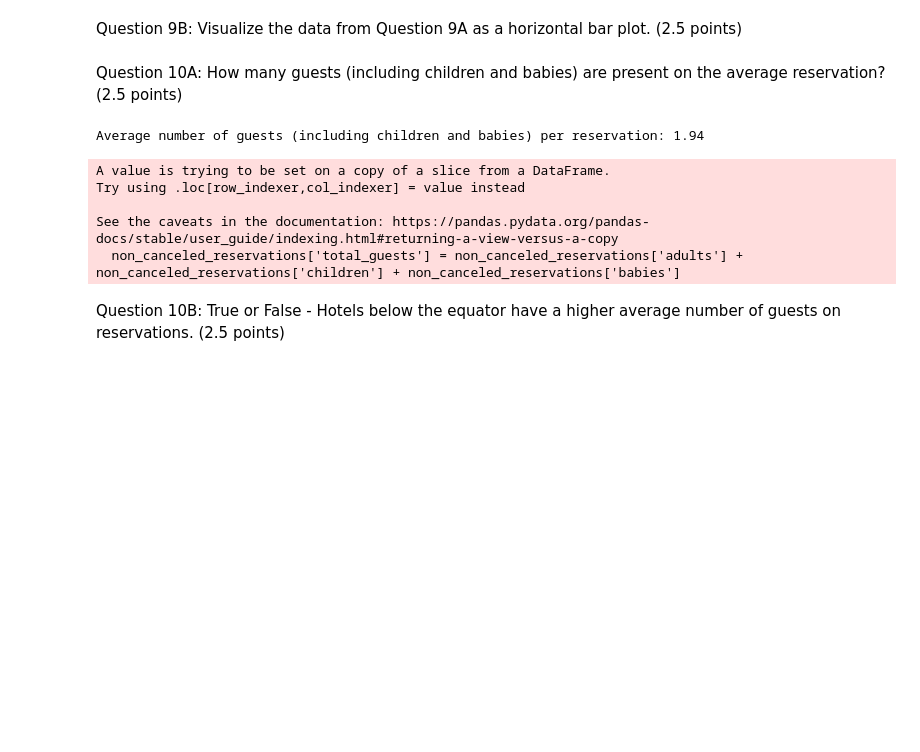
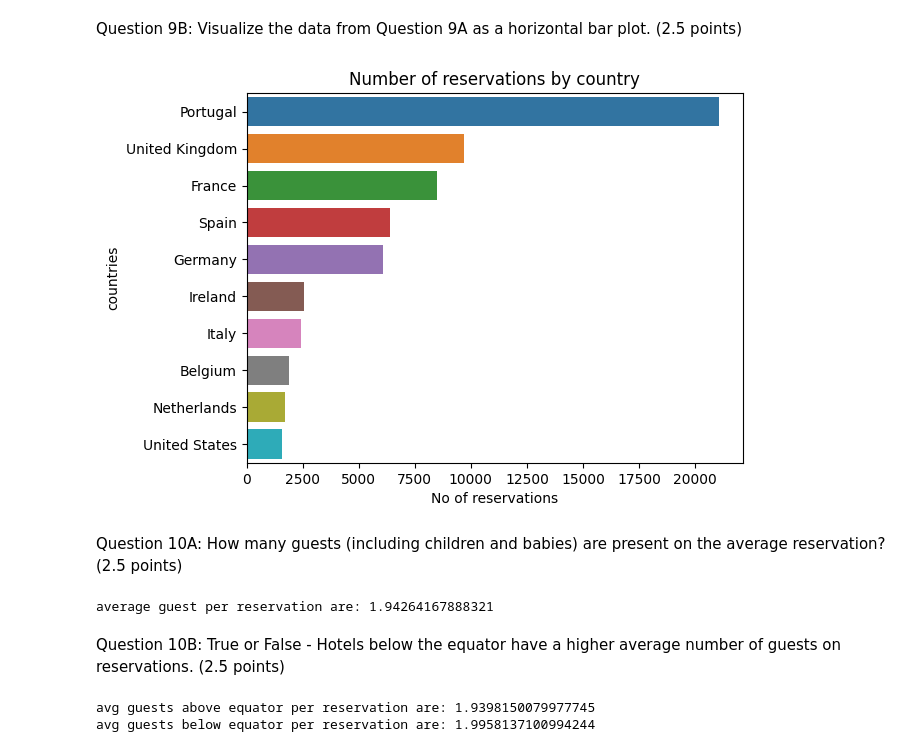
Before and after one commit to khatgarhaastha/MSAI339_HW1, a Jupyter notebook: Aastha_Khatgarh_MSAI339_HW1.ipynb, the cells around one changed output. Saved outputs shown, nothing was run; the diff lists cells and outputs as text; code cells hidden in the pictures; blank space fills up the shorter version.

```diff
--- a/Aastha_Khatgarh_MSAI339_HW1.ipynb
+++ b/Aastha_Khatgarh_MSAI339_HW1.ipynb
@@ -406,0 +423,15 @@ country_codes_and_coordinates = pd.read_csv(from_drive)
+# %%
+country_codes_and_coordinates = pd.read_csv('country_codes_and_coordinates - countries_codes_and_coordinates.csv')
+
+#print("Columns in non_canceled_reservations: ", non_canceled_reservations.columns)
+#print("Columns in country_codes_and_coordinates: ", country_codes_and_coordinates.columns)
+
+
+country_codes_and_coordinates.rename(columns={'Country': 'country_name',
+                   'Alpha-3 code': 'country'}, inplace=True)
+
+merged_df = non_canceled_reservations.merge(country_codes_and_coordinates, on='country', how='left')
+
+
+reservation_by_countries = merged_df.groupby('country_name').size().reset_index(name = 'countries_by_reservations').sort_values(by='countries_by_reservations', ascending=False)
+reservation_by_countries.head(10)
@@ -407,18 +450,55 @@ country_codes_and_coordinates = pd.read_csv(from_drive)
 # %% [markdown]
 Question 9B: Visualize the data from Question 9A as a horizontal bar plot. (2.5 points)
+# %%
+plt.figure()
+sns.barplot(data = reservation_by_countries.head(10), x= 'countries_by_reservations', y = 'country_name')
+plt.title('Number of reservations by country')
+plt.xlabel('No of reservations')
+plt.ylabel('countries')
+plt.show()
+# %% [output]
+[figure, added]
 # %% [markdown]
 Question 10A: How many guests (including children and babies) are present on the average reservation? (2.5 points)
-# %%
-non_canceled_reservations['total_guests'] = non_canceled_reservations['adults'] + non_canceled_reservations['children'] + non_canceled_reservations['babies']
-
-average_guests_per_reservation = non_canceled_reservations['total_guests'].mean()
-print(f"Average number of guests (including children and babies) per reservation: {average_guests_per_reservation:.2f}")
-# %% [output]
-Average number of guests (including children and babies) per reservation: 1.94
-A value is trying to be set on a copy of a slice from a DataFrame.
-Try using .loc[row_indexer,col_indexer] = value instead
-
-See the caveats in the documentation: https://pandas.pydata.org/pandas-docs/stable/user_guide/indexing.html#returning-a-view-versus-a-copy
-  non_canceled_reservations['total_guests'] = non_canceled_reservations['adults'] + non_canceled_reservations['children'] + non_canceled_reservations['babies']
+# %%
+merged_df['total_guests'] = merged_df['adults'] + merged_df['children'] + merged_df['babies']
+
+guests_on_avg_reservation = merged_df['total_guests'].sum()/merged_df.shape[0]
+print(f'average guest per reservation are: {guests_on_avg_reservation}')
+# %% [output]
+average guest per reservation are: 1.94264167888321
 # %% [markdown]
 Question 10B: True or False - Hotels below the equator have a higher average number of guests on reservations. (2.5 points)
+# %%
+# creating a new column 'position' in merged_df, where the countries above equator i.e. latitude > 0 will be marked 1 and
+# countries below equator i.e. latitude < 0 will be marked 0
+
+#print(merged_df.columns)
+#print(non_canceled_reservations.columns)
+
+
+merged_df['position'] = (merged_df['Latitude (average)'] > 0)*1
+
+# to find the average guests per reservation above and below equator we count the rows by looking at the values in the column 'position'
+
+reservations_above_equator = (merged_df['position'] ).sum()
+reservations_below_equator = len(merged_df) - reservations_above_equator
+
+#print(reservations_above_equator)
+#print(reservations_below_equator)
+
+guests_above_equator = merged_df.loc[merged_df['position'] == 1, 'total_guests'].sum()
+guests_below_equator = merged_df.loc[merged_df['position'] == 0, 'total_guests'].sum()
+
+#print(guests_above_equator)
+#print(guests_below_equator)
+
+
+avg_guest_above_equator = guests_above_equator/reservations_above_equator
+avg_guest_below_equator = guests_below_equator/reservations_below_equator
+
+print(f'avg guests above equator per reservation are: {avg_guest_above_equator}')
+print(f'avg guests below equator per reservation are: {avg_guest_below_equator}')
+# %% [output]
+avg guests above equator per reservation are: 1.9398150079977745
+avg guests below equator per reservation are: 1.9958137100994244
```
Also changed, not shown: parts of 12 cells of this notebook.
